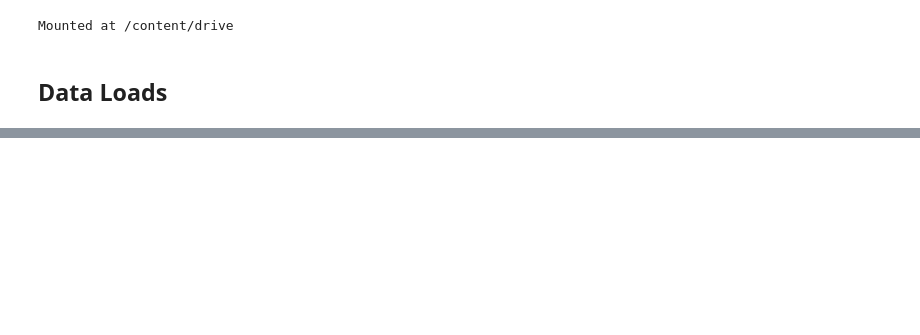
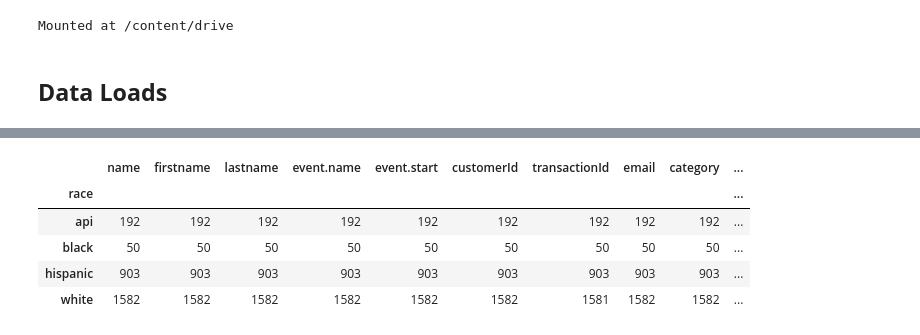
Before and after one commit to newmantldr/MUTS25, a Jupyter notebook: MUTS25.ipynb, the cells around one changed output, grey strips where cells are left out. Cells and saved outputs as stored; diff of their text form; code cells hidden in the pictures; blank space fills up the shorter version.

```diff
--- a/MUTS25.ipynb
+++ b/MUTS25.ipynb
@@ -43,0 +132,12 @@ rawTXT = pd.read_csv(url)
+# %%
+## Group by predicted race and find percentage of each race attend
+
+raceGrpd = moviesTXT.groupby('race').count()
+raceGrpd['name']/raceGrpd['name'].sum()
+# %% [output]
+|  | name | firstname | lastname | event.name | event.start | customerId | transactionId | email | category | ... |
+| race |  |  |  |  |  |  |  |  |  | ... |
+| api | 192 | 192 | 192 | 192 | 192 | 192 | 192 | 192 | 192 | ... |
+| black | 50 | 50 | 50 | 50 | 50 | 50 | 50 | 50 | 50 | ... |
+| hispanic | 903 | 903 | 903 | 903 | 903 | 903 | 903 | 903 | 903 | ... |
+| white | 1582 | 1582 | 1582 | 1582 | 1582 | 1582 | 1581 | 1582 | 1582 | ... |
```
Also changed, not shown: parts of 5 cells of this notebook.
